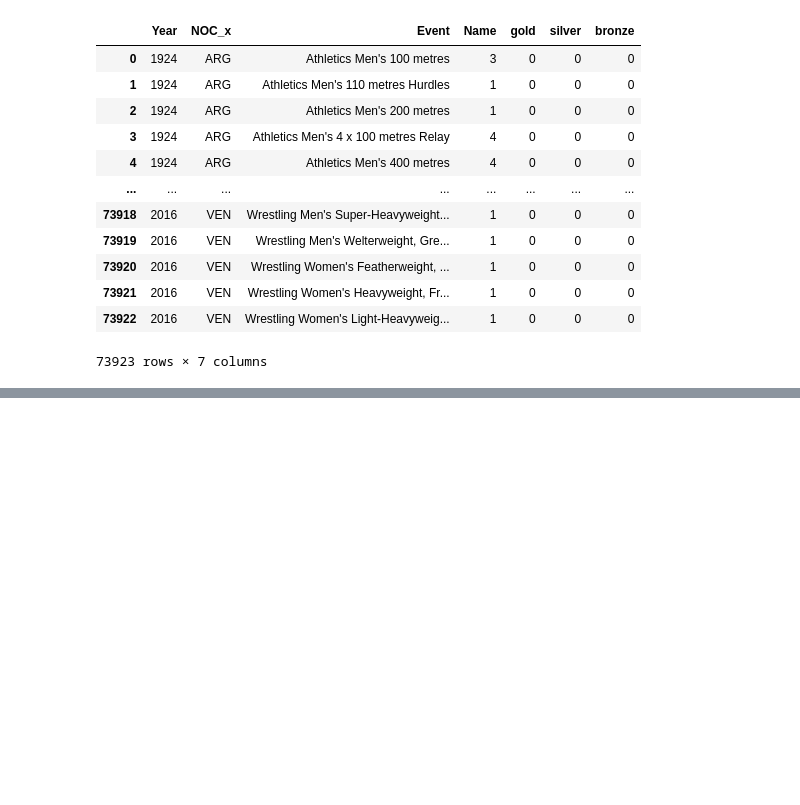
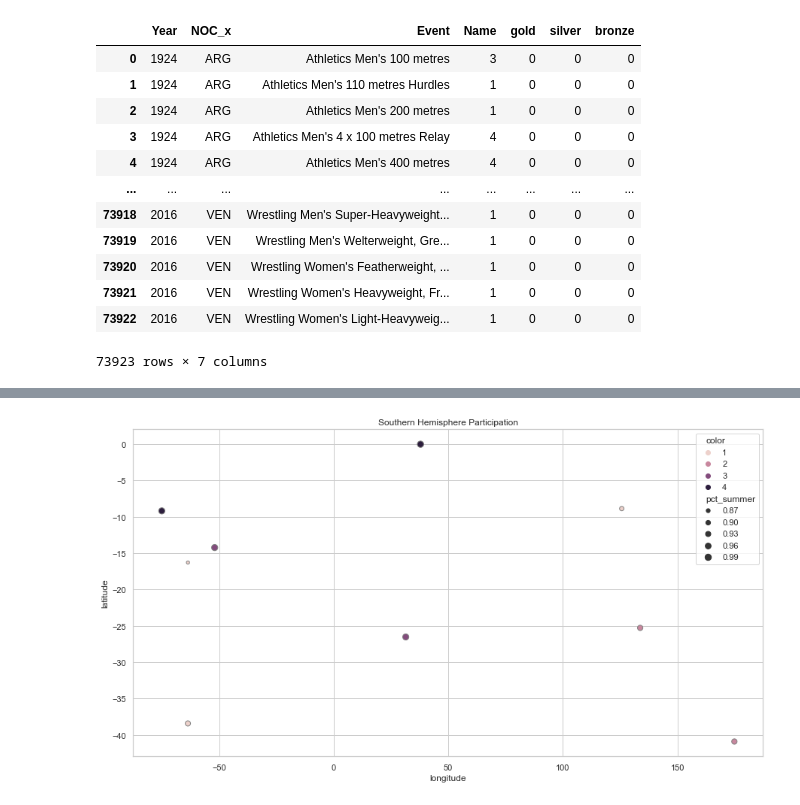
Before and after one commit to eugkik/Project1, a Jupyter notebook: BaseData-Bob Copy.ipynb, the cells around one changed output, grey strips where cells are left out. Saved outputs shown, nothing was run; the diff lists cells and outputs as text; code cells hidden in the pictures; blank space fills up the shorter version.

```diff
--- a/BaseData-Bob Copy.ipynb
+++ b/BaseData-Bob Copy.ipynb
@@ -329,0 +385,3 @@ plt.show()
+# %%
+df_events_m = df_events_j.loc[df_events_j['latitude'] <0]
+df_events_m.head()
@@ -329,0 +395,23 @@ plt.show()
+# %%
+# If the data is in a dataframe, we use pandas to give quartile calculations
+quartiles = df_events_m['pct_summer'].quantile([.25,.5,.75])
+lowerq = quartiles[0.25]
+upperq = quartiles[0.75]
+median = quartiles[0.5]
+iqr = upperq-lowerq
+
+print(f"The lower quartile of temperatures is: {lowerq}")
+print(f"The upper quartile of temperatures is: {upperq}")
+print(f"The interquartile range of temperatures is: {iqr}")
+print(f"The the median of temperatures is: {quartiles[0.5]} ")
+
+conditions_plt = [
+    (df_events_m['pct_summer'] > upperq),
+    (df_events_m['pct_summer']> median),
+    (df_events_m['pct_summer']> lowerq),
+    (df_events_m['pct_summer']<= lowerq)
+]
+choices_plt = [4,3,2,1]
+df_events_m['color'] = np.select(conditions_plt, choices_plt, default=0)
+
+df_events_m
@@ -330,3 +438,16 @@ plt.show()
+# %%
+# use the scatterplot function to build the bubble map
+
+sns.set(rc = {'figure.figsize':(15,8)})
+sns.set_style("whitegrid")
+sns.scatterplot(data=df_events_m, y="latitude", x="longitude", size="pct_summer", hue = "color", linewidth = 1, edgecolor="grey").set_title("Southern Hemisphere Participation")
+
+
+# show the graph
+plt.savefig('output/northern_output.png')
+plt.show()
+# %% [output]
+[figure, added]
 # %%
 # subset for northern hemisphere
 both_north = df_events_d[df_events_d["latitude"] >= 0]
```
Also changed, not shown: parts of 11 cells of this notebook, 3 other files.
